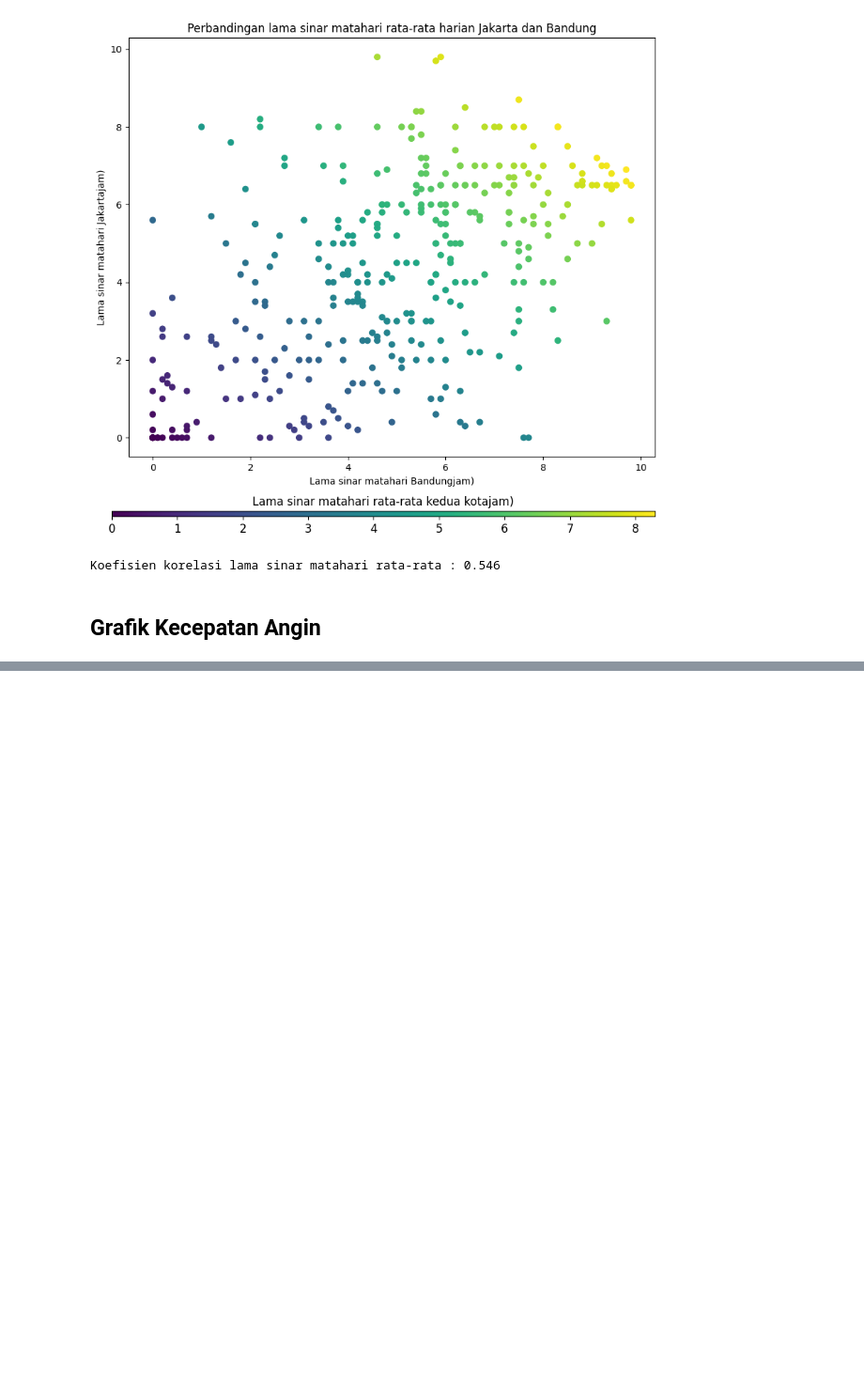
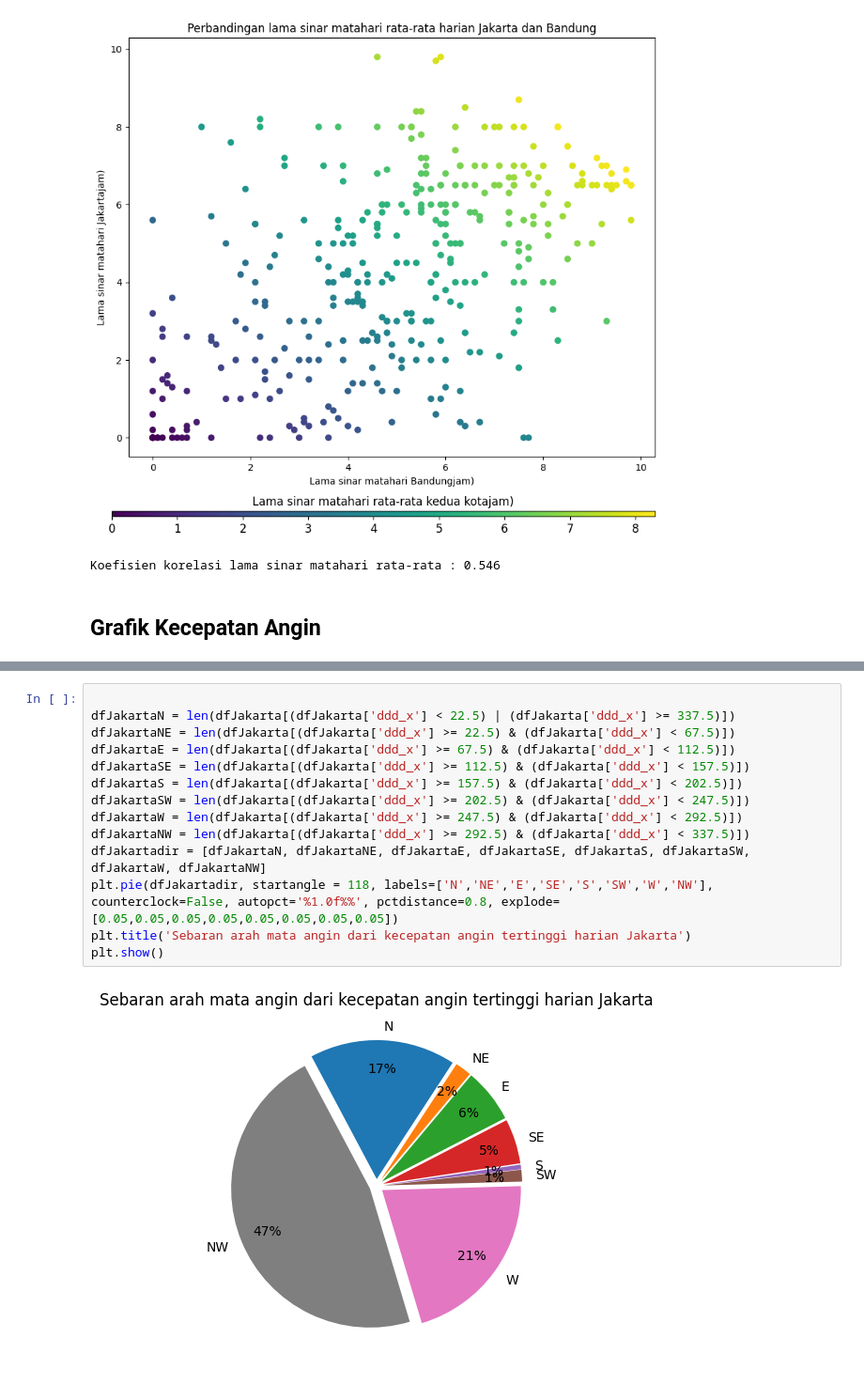
Before and after one commit to KaonWry/tubes-2-pengkom, a Jupyter notebook: main.ipynb, the cells around one changed output, grey strips where cells are left out. Shown at 94% size. Saved outputs shown, nothing was run; the diff lists cells and outputs as text; blank space fills up the shorter version.

```diff
--- a/main.ipynb
+++ b/main.ipynb
@@ -295,0 +320,16 @@ Koefisien korelasi lama sinar matahari rata-rata : 0.546
+# %%
+
+dfJakartaN = len(dfJakarta[(dfJakarta['ddd_x'] < 22.5) | (dfJakarta['ddd_x'] >= 337.5)])
+dfJakartaNE = len(dfJakarta[(dfJakarta['ddd_x'] >= 22.5) & (dfJakarta['ddd_x'] < 67.5)])
+dfJakartaE = len(dfJakarta[(dfJakarta['ddd_x'] >= 67.5) & (dfJakarta['ddd_x'] < 112.5)])
+dfJakartaSE = len(dfJakarta[(dfJakarta['ddd_x'] >= 112.5) & (dfJakarta['ddd_x'] < 157.5)])
+dfJakartaS = len(dfJakarta[(dfJakarta['ddd_x'] >= 157.5) & (dfJakarta['ddd_x'] < 202.5)])
+dfJakartaSW = len(dfJakarta[(dfJakarta['ddd_x'] >= 202.5) & (dfJakarta['ddd_x'] < 247.5)])
+dfJakartaW = len(dfJakarta[(dfJakarta['ddd_x'] >= 247.5) & (dfJakarta['ddd_x'] < 292.5)])
+dfJakartaNW = len(dfJakarta[(dfJakarta['ddd_x'] >= 292.5) & (dfJakarta['ddd_x'] < 337.5)])
+dfJakartadir = [dfJakartaN, dfJakartaNE, dfJakartaE, dfJakartaSE, dfJakartaS, dfJakartaSW, dfJakartaW, dfJakartaNW]
+plt.pie(dfJakartadir, startangle = 118, labels=['N','NE','E','SE','S','SW','W','NW'], counterclock=False, autopct='%1.0f%%', pctdistance=0.8, explode=[0.05,0.05,0.05,0.05,0.05,0.05,0.05,0.05])
+plt.title('Sebaran arah mata angin dari kecepatan angin tertinggi harian Jakarta')
+plt.show()
+# %% [output]
+[figure, added]
```
Also changed, not shown: parts of 4 cells of this notebook, 2 other files.
